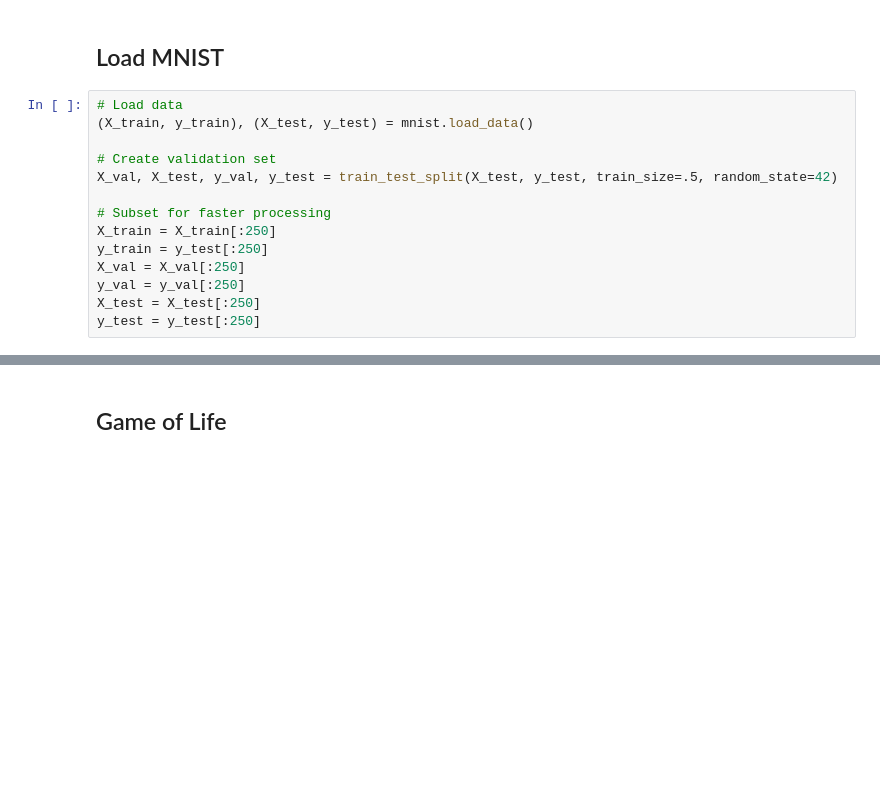
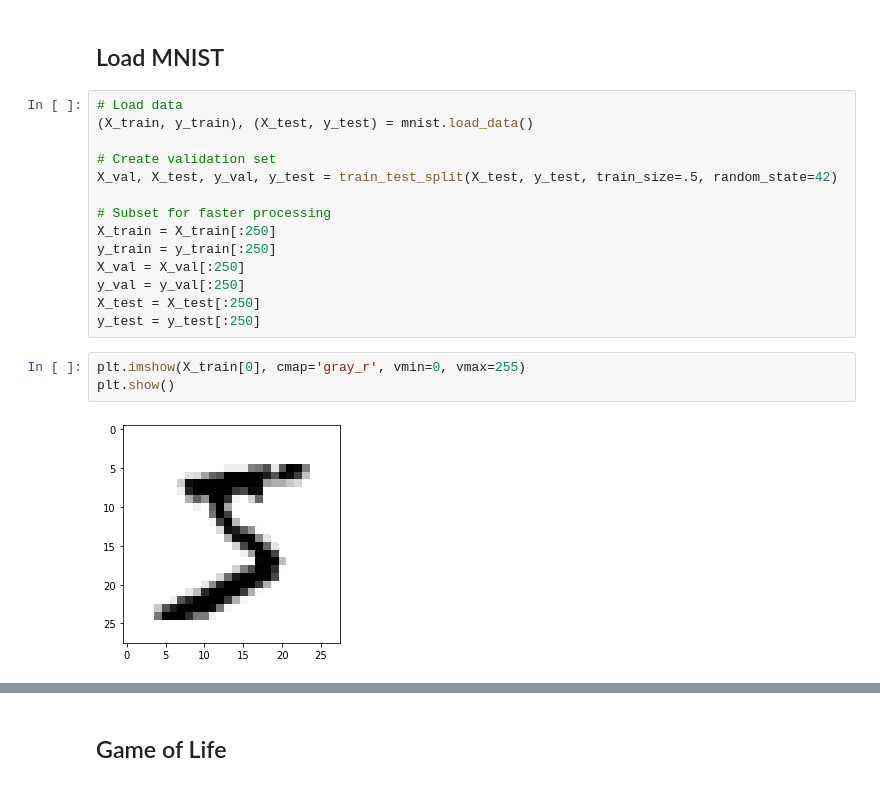
Before and after one commit to emiltj/data-science-exam-2022, a Jupyter notebook: scripts/ds.ipynb, the cells around one changed output, grey strips where cells are left out. Cells and saved outputs as stored; diff of their text form; blank space fills up the shorter version.

```diff
--- a/scripts/ds.ipynb
+++ b/scripts/ds.ipynb
@@ -34,8 +34,13 @@ X_val, X_test, y_val, y_test = train_test_split(X_test, y_test, train_size=.5, r
 
 # Subset for faster processing
 X_train = X_train[:250]
-y_train = y_test[:250]
+y_train = y_train[:250]
 X_val = X_val[:250]
 y_val = y_val[:250]
 X_test = X_test[:250]
 y_test = y_test[:250]
+# %%
+plt.imshow(X_train[0], cmap='gray_r', vmin=0, vmax=255)
+plt.show()
+# %% [output]
+[figure, added]
```
Also changed, not shown: parts of 17 cells of this notebook.
